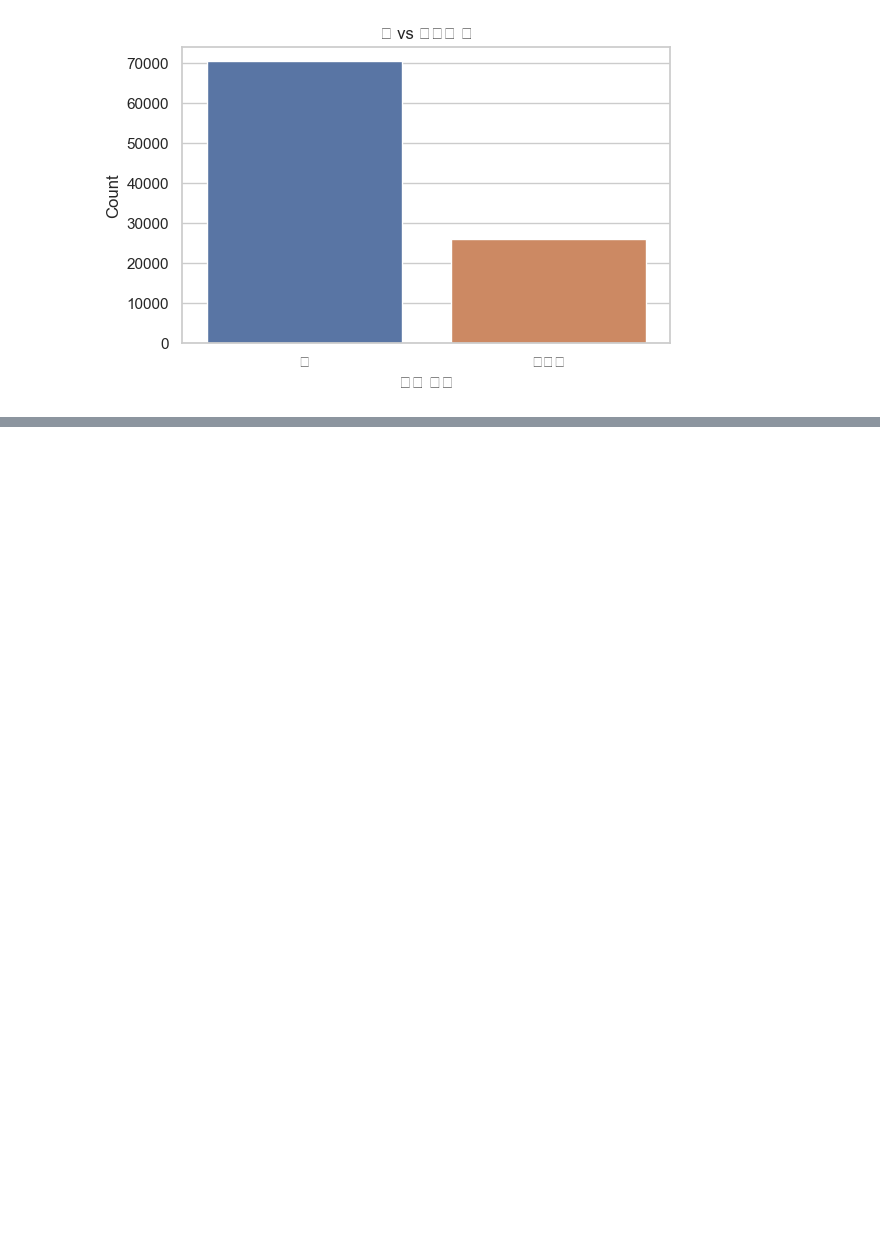
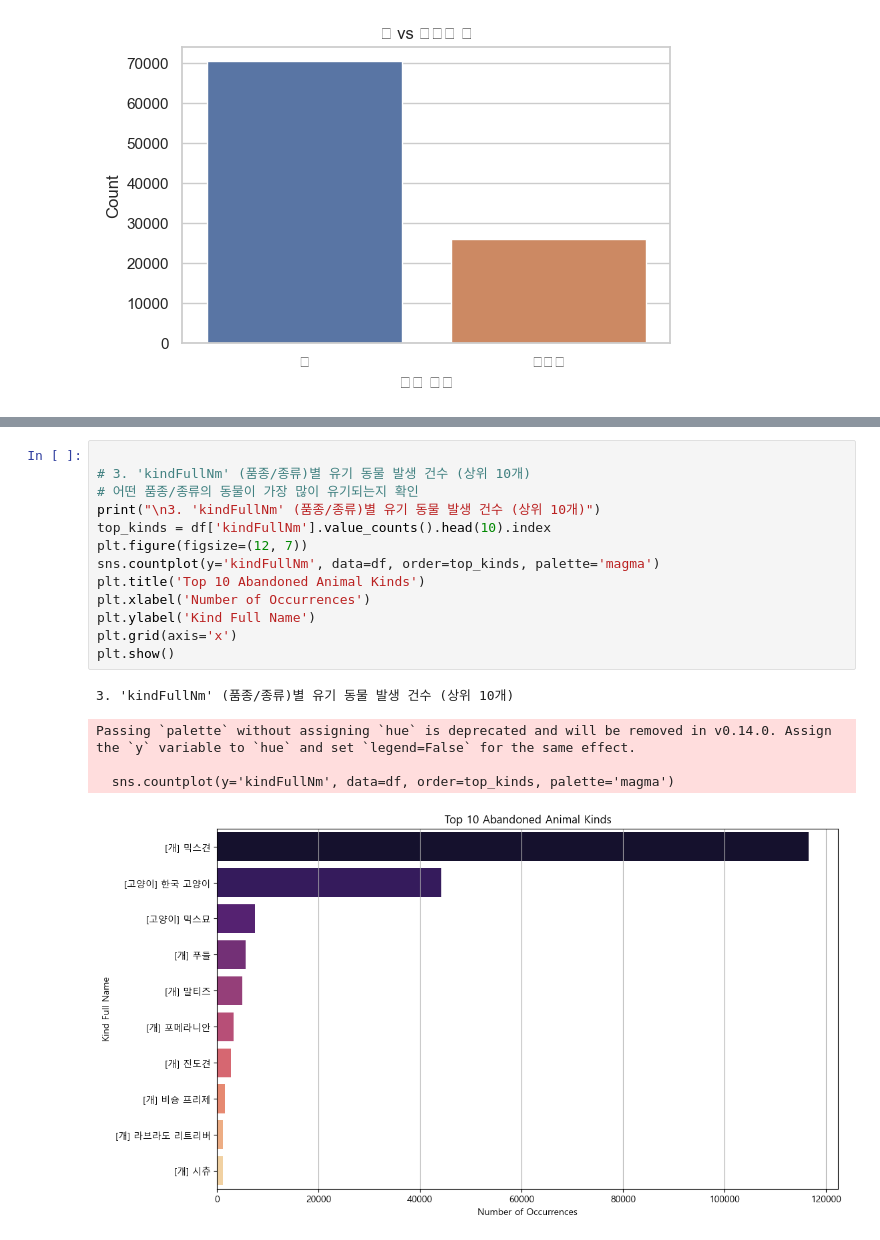
Before and after one commit to cooperear/SK_Shielders_4th_rookie_1st_Team_Project, a Jupyter notebook: Using_AbandomedAnimals_example.ipynb, the cells around one changed output, grey strips where cells are left out. Drawn from its saved outputs; the diff is of its cells as text; blank space fills up the shorter version.

```diff
--- a/Using_AbandomedAnimals_example.ipynb
+++ b/Using_AbandomedAnimals_example.ipynb
@@ -177,0 +259,19 @@ Malgun Gothic
+# %%
+
+# 3. 'kindFullNm' (품종/종류)별 유기 동물 발생 건수 (상위 10개)
+# 어떤 품종/종류의 동물이 가장 많이 유기되는지 확인
+print("\n3. 'kindFullNm' (품종/종류)별 유기 동물 발생 건수 (상위 10개)")
+top_kinds = df['kindFullNm'].value_counts().head(10).index
+plt.figure(figsize=(12, 7))
+sns.countplot(y='kindFullNm', data=df, order=top_kinds, palette='magma')
+plt.title('Top 10 Abandoned Animal Kinds')
+plt.xlabel('Number of Occurrences')
+plt.ylabel('Kind Full Name')
+plt.grid(axis='x')
+plt.show()
+# %% [output]
+3. 'kindFullNm' (품종/종류)별 유기 동물 발생 건수 (상위 10개)
+Passing `palette` without assigning `hue` is deprecated and will be removed in v0.14.0. Assign the `y` variable to `hue` and set `legend=False` for the same effect.
+
+  sns.countplot(y='kindFullNm', data=df, order=top_kinds, palette='magma')
+[figure, added]
```
Also changed, not shown: parts of 9 cells of this notebook.
